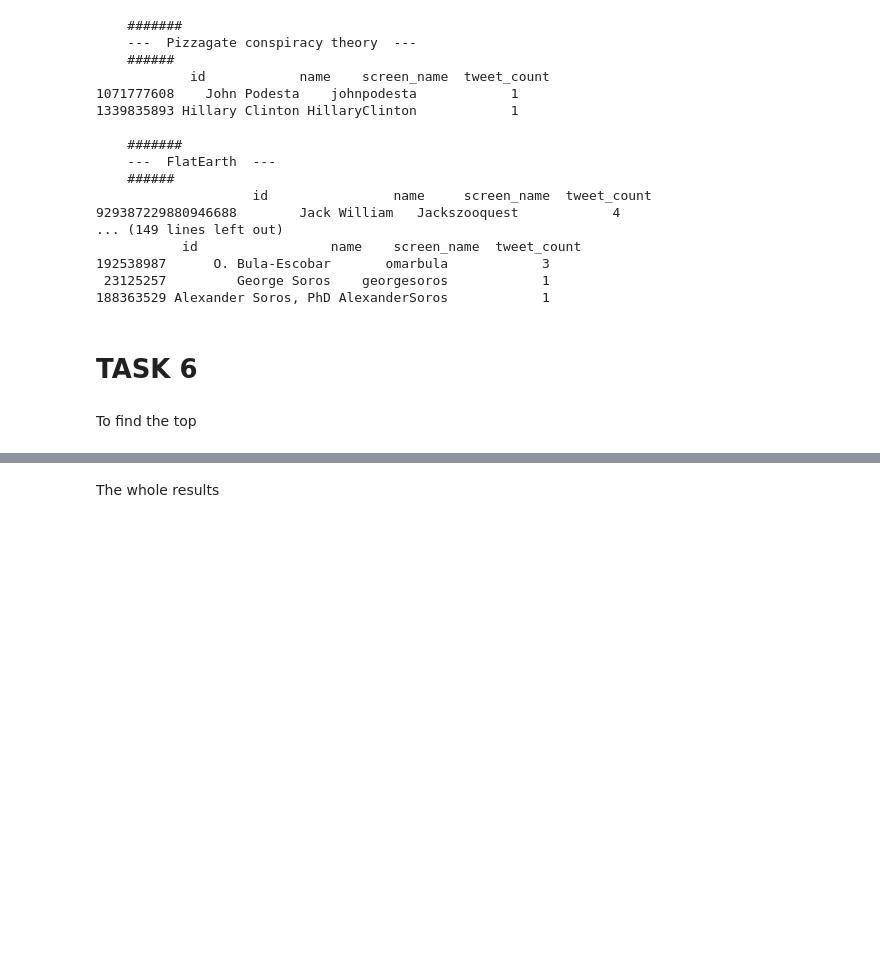
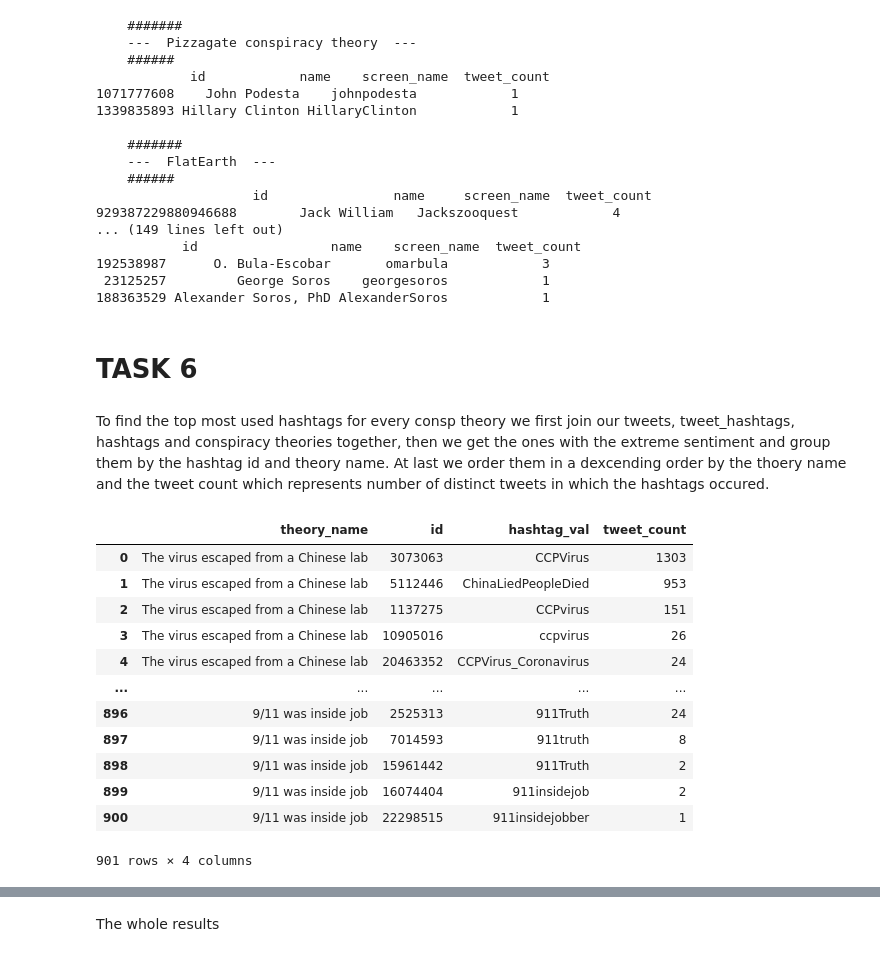
Before and after one commit to Denissovan/Denis_Krajcirik-PDT-zadanie1, a Jupyter notebook: tweets.ipynb, the cells around one changed output, grey strips where cells are left out. Cells and saved outputs as stored; diff of their text form; code cells hidden in the pictures; blank space fills up the shorter version.

```diff
--- a/tweets.ipynb
+++ b/tweets.ipynb
@@ -923,7 +883,7 @@ for name in THEORY_LIST:
 188363529 Alexander Soros, PhD AlexanderSoros            1
 # %% [markdown]
 # TASK 6
-# %% [markdown]
-To find the top
+# %% [markdown]
+To find the top most used hashtags for every consp theory we first join our tweets, tweet_hashtags, hashtags and conspiracy theories together, then we get the ones with the extreme sentiment and group them by the hashtag id and theory name. At last we order them in a dexcending order by the thoery name and the tweet count which represents number of distinct tweets in which the hashtags occured.
 # %%
 hash_tags_query = """
@@ -952 +902,17 @@ except:
+# %%
+df_top_hashtags_for_consp.head(15)
+# %% [output]
+|  | theory_name | id | hashtag_val | tweet_count |
+| 0 | The virus escaped from a Chinese lab | 3073063 | CCPVirus | 1303 |
+| 1 | The virus escaped from a Chinese lab | 5112446 | ChinaLiedPeopleDied | 953 |
+| 2 | The virus escaped from a Chinese lab | 1137275 | CCPvirus | 151 |
+| 3 | The virus escaped from a Chinese lab | 10905016 | ccpvirus | 26 |
+| 4 | The virus escaped from a Chinese lab | 20463352 | CCPVirus_Coronavirus | 24 |
+| ... | ... | ... | ... | ... |
+| 896 | 9/11 was inside job | 2525313 | 911Truth | 24 |
+| 897 | 9/11 was inside job | 7014593 | 911truth | 8 |
+| 898 | 9/11 was inside job | 15961442 | 911Truth | 2 |
+| 899 | 9/11 was inside job | 16074404 | 911insidejob | 2 |
+| 900 | 9/11 was inside job | 22298515 | 911insidejobber | 1 |
+901 rows × 4 columns
 # %%
```
Also changed, not shown: parts of 36 cells of this notebook.
